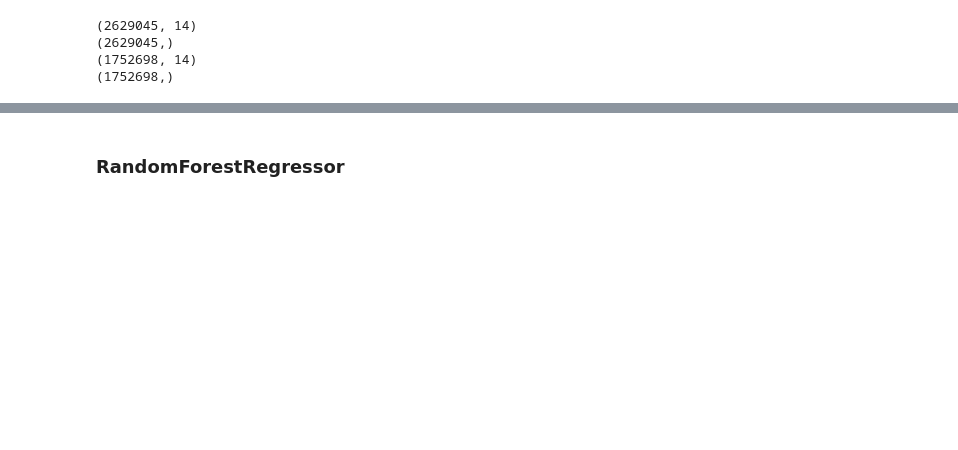
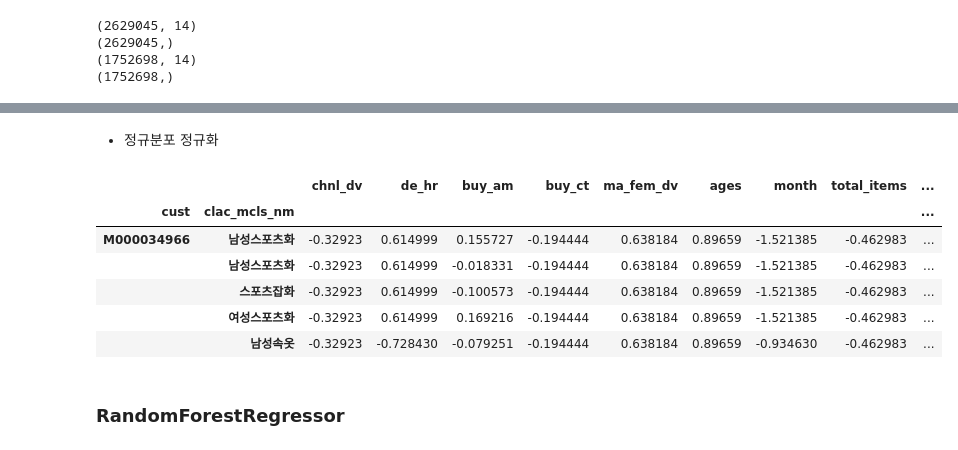
Before and after one commit to JJungEEun/lotte_project, a Jupyter notebook: 롯데_모델링(clac_mcls_nm_기준).ipynb, the cells around one changed output, grey strips where cells are left out. Cells and saved outputs as stored; diff of their text form; code cells hidden in the pictures; blank space fills up the shorter version.

```diff
--- a/롯데_모델링(clac_mcls_nm_기준).ipynb
+++ b/롯데_모델링(clac_mcls_nm_기준).ipynb
@@ -305,0 +131,17 @@ from sklearn.linear_model import LogisticRegression
+# %% [markdown]
+- 정규분포 정규화
+# %%
+normal_df = (df - df.mean())/df.std()
+
+normal_X = normal_df.drop(['rebuy'], axis=1)
+normal_y = normal_df['rebuy']
+
+normal_df.head()
+# %% [output]
+|  |  | chnl_dv | de_hr | buy_am | buy_ct | ma_fem_dv | ages | month | total_items | ... |
+| cust | clac_mcls_nm |  |  |  |  |  |  |  |  | ... |
+| M000034966 | 남성스포츠화 | -0.32923 | 0.614999 | 0.155727 | -0.194444 | 0.638184 | 0.89659 | -1.521385 | -0.462983 | ... |
+|  | 남성스포츠화 | -0.32923 | 0.614999 | -0.018331 | -0.194444 | 0.638184 | 0.89659 | -1.521385 | -0.462983 | ... |
+|  | 스포츠잡화 | -0.32923 | 0.614999 | -0.100573 | -0.194444 | 0.638184 | 0.89659 | -1.521385 | -0.462983 | ... |
+|  | 여성스포츠화 | -0.32923 | 0.614999 | 0.169216 | -0.194444 | 0.638184 | 0.89659 | -1.521385 | -0.462983 | ... |
+|  | 남성속옷 | -0.32923 | -0.728430 | -0.079251 | -0.194444 | 0.638184 | 0.89659 | -0.934630 | -0.462983 | ... |
```
Also changed, not shown: parts of 27 cells of this notebook.
